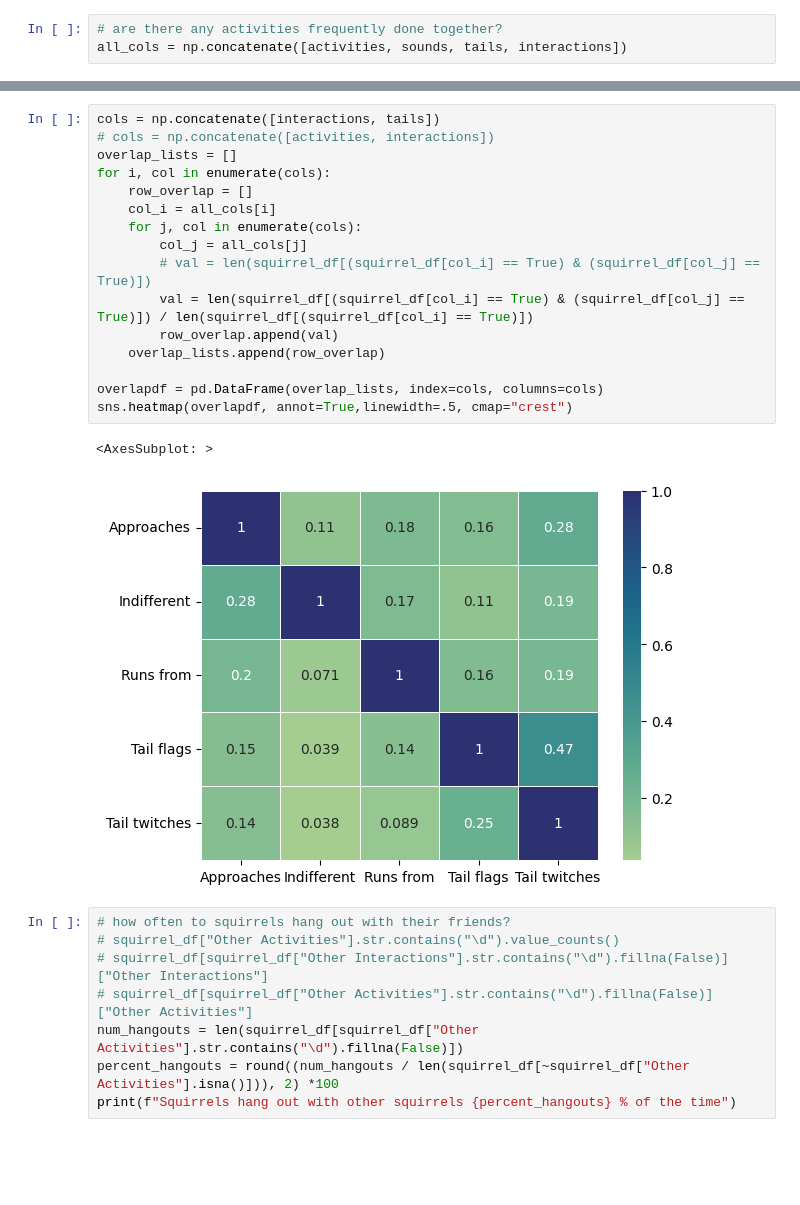
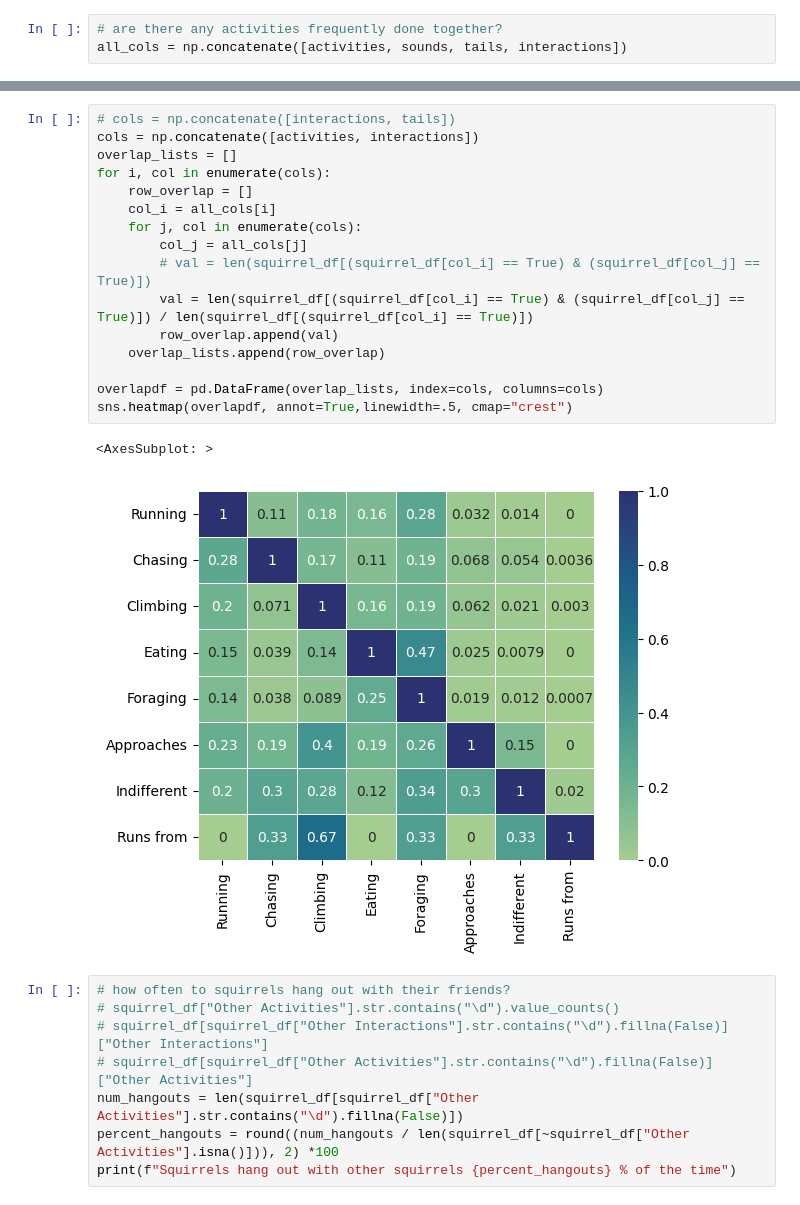
Before and after one commit to archiparekh/nyc-squirrels-hacker-hour, a Jupyter notebook: final.ipynb, the cells around one changed output, grey strips where cells are left out. Saved outputs shown, nothing was run; the diff lists cells and outputs as text; blank space fills up the shorter version.

```diff
--- a/final.ipynb
+++ b/final.ipynb
@@ -302,22 +272,22 @@ sns.heatmap(overlapdf, linewidth=.5, cmap="crest")
 # %%
-cols = np.concatenate([interactions, tails])
-# cols = np.concatenate([activities, interactions])
+# cols = np.concatenate([interactions, tails])
+cols = np.concatenate([activities, interactions])
 overlap_lists = []
 for i, col in enumerate(cols):
     row_overlap = []
     col_i = all_cols[i]
     for j, col in enumerate(cols):
         col_j = all_cols[j]
         # val = len(squirrel_df[(squirrel_df[col_i] == True) & (squirrel_df[col_j] == True)])
         val = len(squirrel_df[(squirrel_df[col_i] == True) & (squirrel_df[col_j] == True)]) / len(squirrel_df[(squirrel_df[col_i] == True)])
         row_overlap.append(val)
     overlap_lists.append(row_overlap)
 
 overlapdf = pd.DataFrame(overlap_lists, index=cols, columns=cols)
 sns.heatmap(overlapdf, annot=True,linewidth=.5, cmap="crest")
 # %% [output]
 <AxesSubplot: >
-[figure, old version]
+[figure, new version]
 # %%
 # how often to squirrels hang out with their friends?
 # squirrel_df["Other Activities"].str.contains("\d").value_counts()
```
Also changed, not shown: parts of 20 cells of this notebook, 2 other files.
